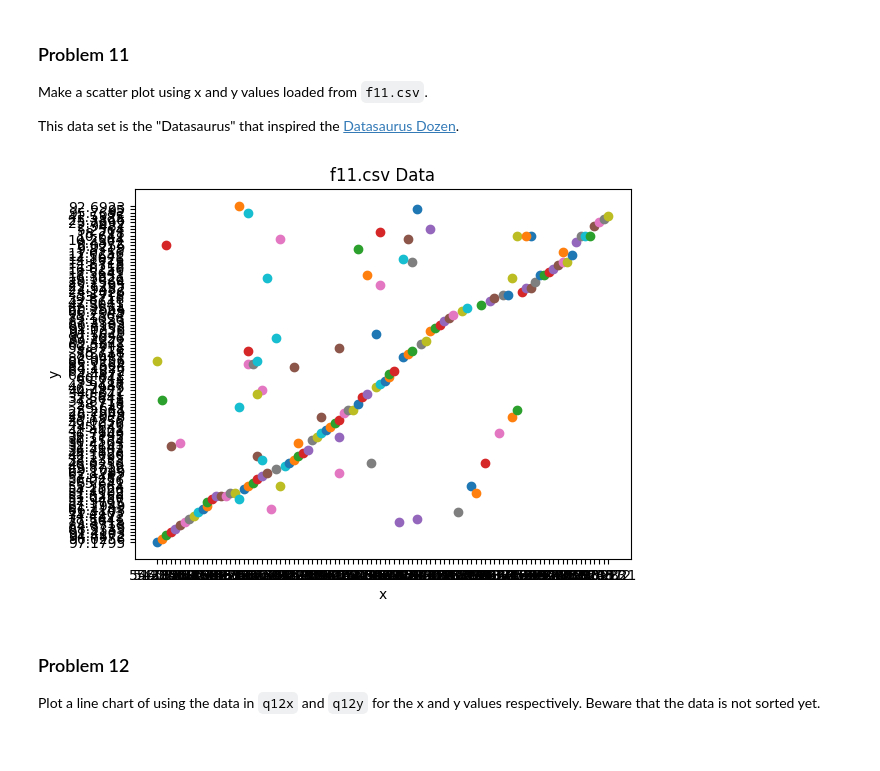
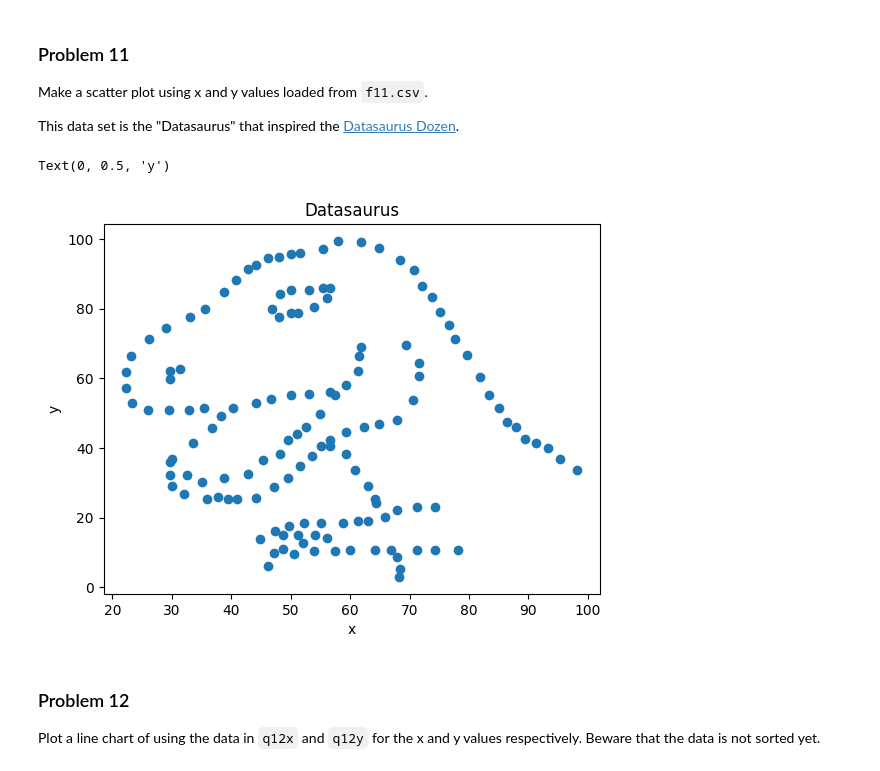
Before and after one commit to veniola/dx602-homework-05, a Jupyter notebook: homework.ipynb, the cells around one changed output. Saved outputs shown, nothing was run; the diff lists cells and outputs as text; code cells hidden in the pictures.

```diff
--- a/homework.ipynb
+++ b/homework.ipynb
@@ -330,8 +330,7 @@ q10 = [15, 46, 23, 70, 35]
 
 # get the last element of q10
 # last_element = q10[-1]
-# x = last_element
-
+# let x = last_element
 for i in range(10):
     # get the last element of q10
     last_element = q10[-1]
@@ -339,13 +338,13 @@ for i in range(10):
 
     # for odd x-values
     if x % 2 == 1:
-        new_value = 3*x + 1
-        q10.append(new_value)
+        new_x_value = 3*x + 1
+        q10.append(new_x_value)
 
     # for even x-values
     else:
-        new_value = x / 2
-        q10.append(new_value)
+        new_x_value = x / 2
+        q10.append(new_x_value)
 
 print(q10)
 # %% [output]
@@ -359,28 +358,61 @@ This data set is the "Datasaurus" that inspired the [Datasaurus Dozen](https://w
 # %%
 # YOUR CHANGES HERE
 
 import csv
 
+# parse f11.csv as list
+with open("f11.csv") as file:
+    dino_reader = csv.reader(file, delimiter="\t")
+    dino_data = list(dino_reader)
+
+# separate header from data
+dino_header = dino_data[0]
+dino_data = dino_data[1:]
+
+# read through each row of list, splitting by comma
+# dino_data_values = [(float(x), float(y)) for (dataset, x, y) in dino_data]
+dino_data_values = [(float(x), float(y)) for row in dino_data for (dataset, x, y) in [row[0].split(",")]]
+
+# plot points using plt.scatter()
+plt.scatter([x for (x, y) in dino_data_values], [y for (x, y) in dino_data_values])
+
+# add title and labels
+plt.title("Datasaurus")
+plt.xlabel("x")
+plt.ylabel("y")
+
+
+
+# ORIGINAL CODE BELOW:
+# import csv
+
+# create empty lists to store x and y values
+# x_values = []
+# y_values = []
+
 # parse f11.csv as Dictionary
-with open("f11.csv", newline="") as file:
-    reader = csv.DictReader(file)
+# with open("f11.csv", newline="") as file:
+    # reader = csv.DictReader(file)
 
     # iterate through each row of the csv file
-    for row in reader:
+    # for row in reader:
 
         # access columns by name
-        x_values = row["x"]
-        y_values = row["y"]
+        # x_values.append(float(row["x"]))
+        # y_values.append(float(row["y"]))
 
-        # plot points using plt.scatter()
-        plt.scatter(x_values, y_values)
+# plot points using plt.scatter()
+# plt.scatter(x_values, y_values)
+# plt.xlim(0, 100)
+# plt.ylim(0, 100)
 
-        # add title and labels
-        plt.title("f11.csv Data")
-        plt.xlabel("x")
-        plt.ylabel("y")
+# add title and labels
+# plt.title("Datasaurus")
+# plt.xlabel("x")
+# plt.ylabel("y")
 # %% [output]
+Text(0, 0.5, 'y')
-[figure, old version]
+[figure, new version]
 # %% [markdown]
 ### Problem 12
 
```
Also changed, not shown: parts of 11 cells of this notebook, 1 other file.
